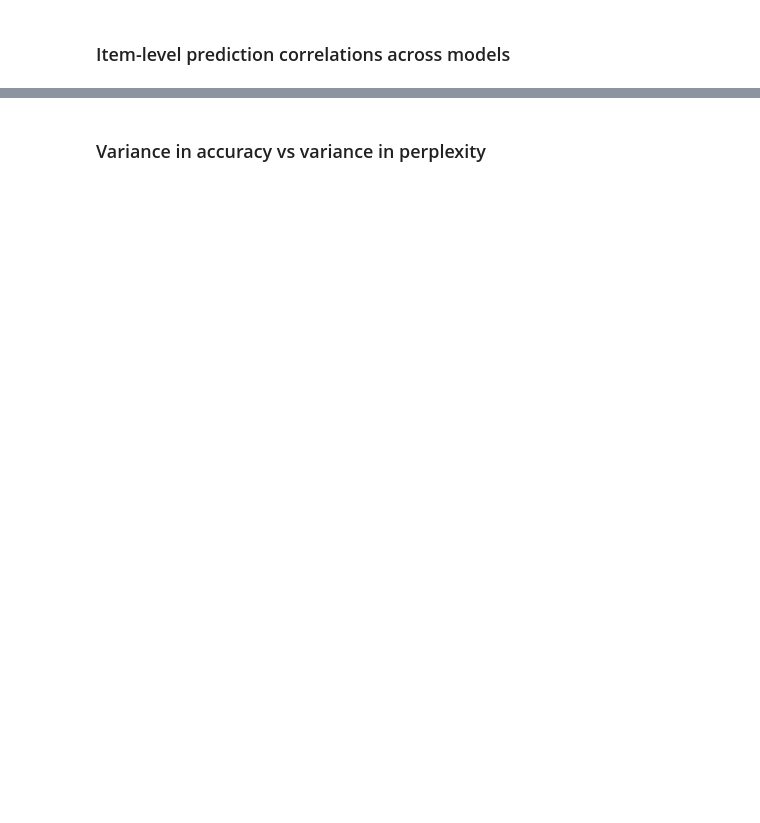
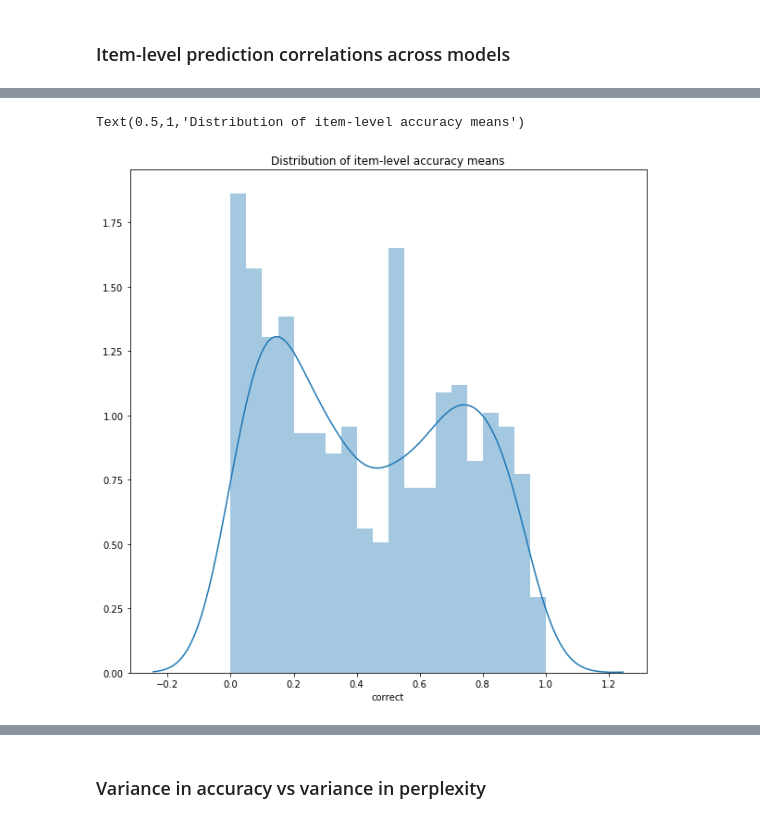
Before and after one commit to cpllab/syntactic-generalization, a Jupyter notebook: notebooks/main.ipynb, the cells around one changed output, grey strips where cells are left out. Drawn from its saved outputs; the diff is of its cells as text; code cells hidden in the pictures; blank space fills up the shorter version.

```diff
--- a/notebooks/main.ipynb
+++ b/notebooks/main.ipynb
@@ -266,0 +270,7 @@ sns.heatmap(data=corr_df.pivot("key_1", "key_2", "corr"))
+# %%
+plt.subplots(figsize=(10, 10))
+sns.distplot(results_df.groupby(["suite", "item"]).correct.agg("mean"), bins=20)
+plt.title("Distribution of item-level accuracy means")
+# %% [output]
+Text(0.5,1,'Distribution of item-level accuracy means')
+[figure, added]
```
Also changed, not shown: parts of 17 cells of this notebook, 1 other file.
